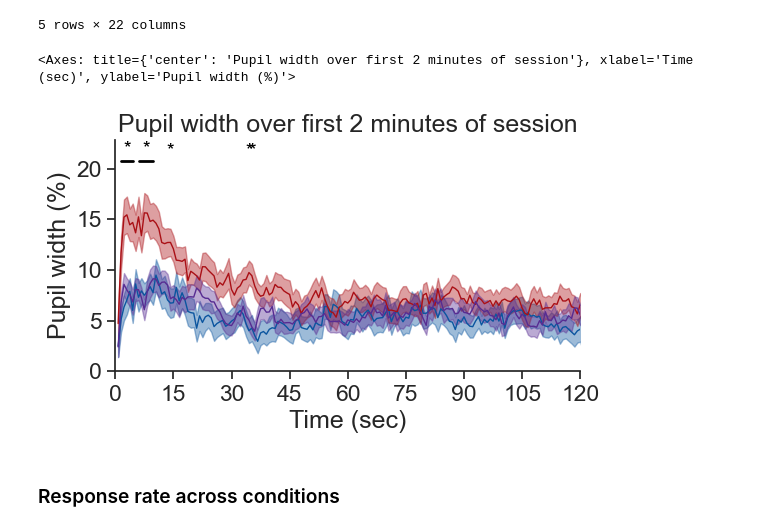
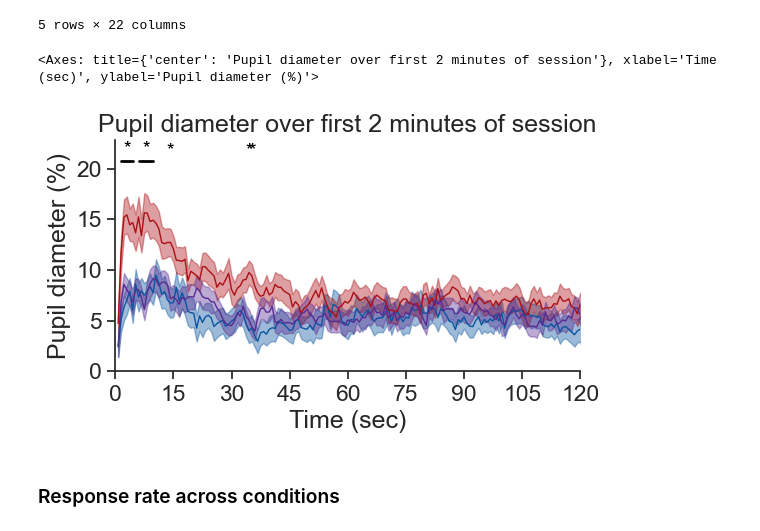
Before and after one commit to AllenInstitute/visual_behavior_analysis, a Jupyter notebook: notebooks/platform_paper_figures/figure_2_main.ipynb, the cells around one changed output. Saved outputs shown, nothing was run; the diff lists cells and outputs as text; code cells hidden in the pictures.

```diff
--- a/notebooks/platform_paper_figures/figure_2_main.ipynb
+++ b/notebooks/platform_paper_figures/figure_2_main.ipynb
@@ -475,22 +475,22 @@ stim_behavior_response_df.head()
 | 4 | 5 | 310.178494 | False | False | False | False | False | ... |
 5 rows × 22 columns
 # %%
-# pupil width over first 2 min of session (image_sdf is built in the stimulus-based prep cell at the top)
+# pupil diameter over first 2 min of session (image_sdf is built in the stimulus-based prep cell at the top)
 metric = 'mean_pupil_width'
-ylabel = 'Pupil width (%)'
+ylabel = 'Pupil diameter (%)'
 time_window_min = 2
 ylim = (0, 20)
-title = f'Pupil width over first {time_window_min} minutes of session'
+title = f'Pupil diameter over first {time_window_min} minutes of session'
 
 # add_stats=True -> per-stimulus across-experience stats over the same window the plot shows
 # (x = stimulus_presentations_id). ~160 stimuli -> ~160 MLM fits (slow first run, then cached).
 ppf.plot_metric_across_stimuli_by_experience_level(image_sdf, metric, time_window_min=time_window_min,
                                                 title=title, ylabel=ylabel, ylim=ylim,
                                                 interval=20, add_stats=True, plot_ns=True, ax=None,
                                                 save_dir=save_dir, folder='within_session_behavior')
 # %% [output]
-<Axes: title={'center': 'Pupil width over first 2 minutes of session'}, xlabel='Time (sec)', ylabel='Pupil width (%)'>
+<Axes: title={'center': 'Pupil diameter over first 2 minutes of session'}, xlabel='Time (sec)', ylabel='Pupil diameter (%)'>
-[figure, old version]
+[figure, new version]
 # %% [markdown]
 ### Response rate across conditions
 # %%
```
Also changed, not shown: parts of 7 cells of this notebook, 19 other files.
